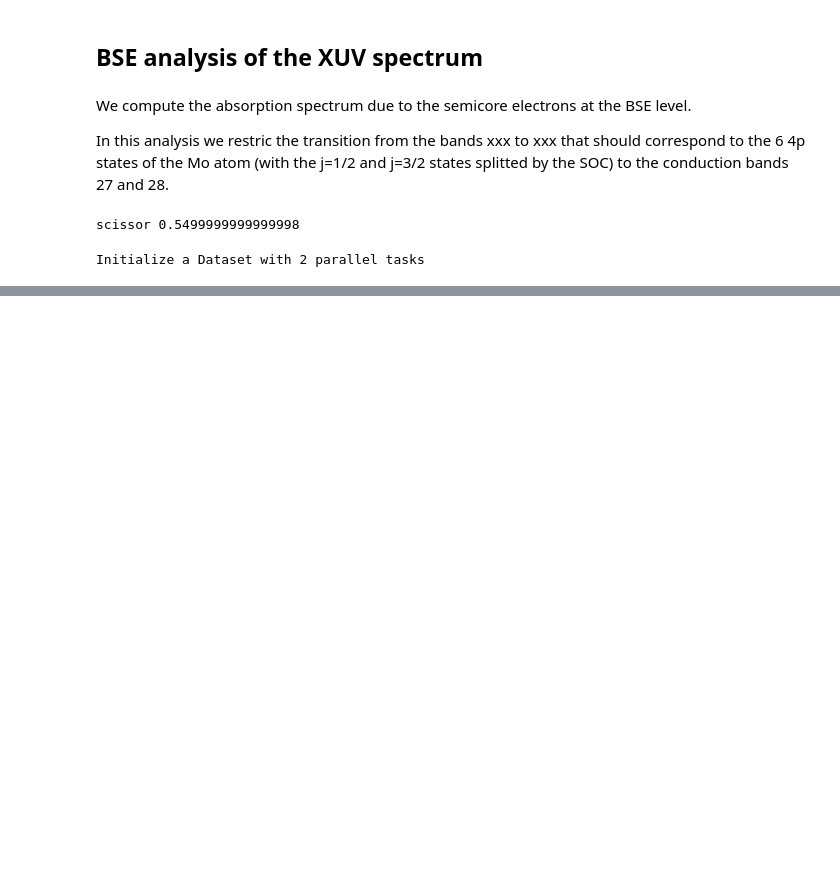
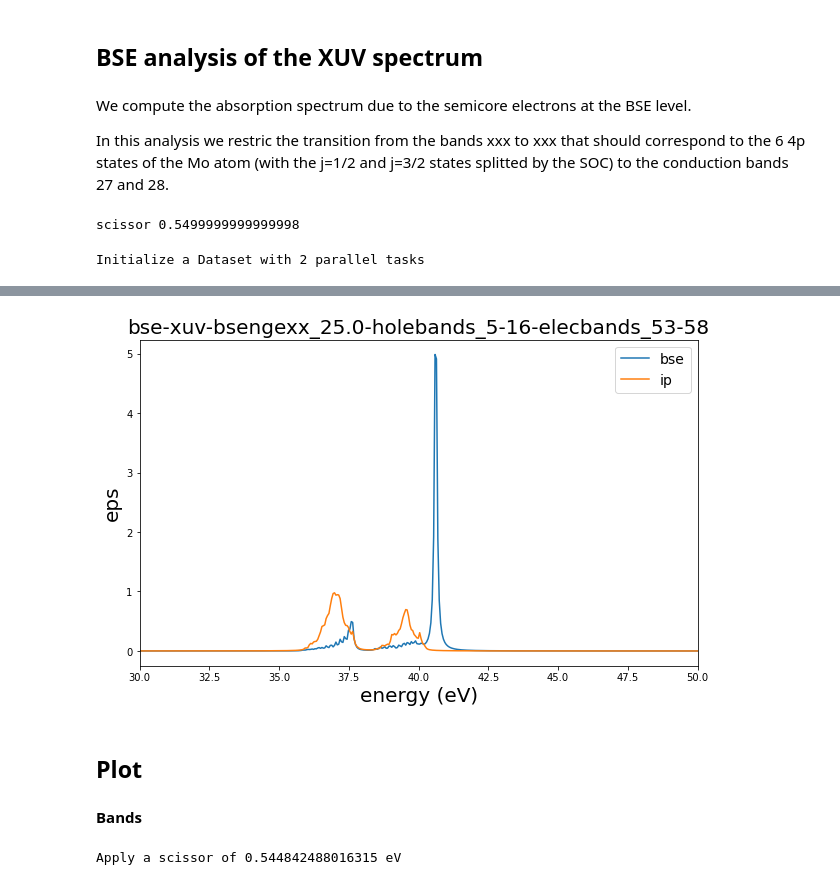
Before and after one commit to marcodalessandro76/MoS2, a Jupyter notebook: BULK-BSE_Analysis.ipynb, the cells around one changed output, grey strips where cells are left out. Drawn from its saved outputs; the diff is of its cells as text; code cells hidden in the pictures; blank space fills up the shorter version.

```diff
--- a/BULK-BSE_Analysis.ipynb
+++ b/BULK-BSE_Analysis.ipynb
@@ -472,0 +701,2 @@ for ind,r in results.items():
+# %%
+results = study.run()
@@ -472,0 +713,21 @@ for ind,r in results.items():
+# %%
+for ind,r in results.items():
+    fig, ax = plt.subplots(figsize=(10, 6))
+    eps = r.data['eps_q1_haydock_bse']
+    energy = eps['energy']
+    eps_im = eps['eps_imag']
+    eps_o_im = eps['eps_o_imag']
+    ax.plot(energy,eps_im,label='bse')
+    ax.plot(energy,eps_o_im,label='ip')
+    ax.set_title(study.ids[ind],size=20)
+    ax.set_ylabel('eps',size=20)
+    ax.set_xlabel('energy (eV)',size=20)
+    ax.set_xlim(30,50)
+    ax.legend(fontsize=14)
+    plt.show()
+# %% [output]
+[figure, added]
+# %% [markdown]
+## Plot
+# %% [markdown]
+__Bands__
@@ -472,0 +739,4 @@ for ind,r in results.items():
+# %%
+bands = U.BandStructure.from_Pw('BULK-DFT_analysis/bands.save/data-file-schema.xml',high_sym_points=high_sym,set_direct_gap=2.36)
+# %% [output]
+Apply a scissor of 0.544842488016315 eV
```
Also changed, not shown: parts of 29 cells of this notebook, 8 other files.
